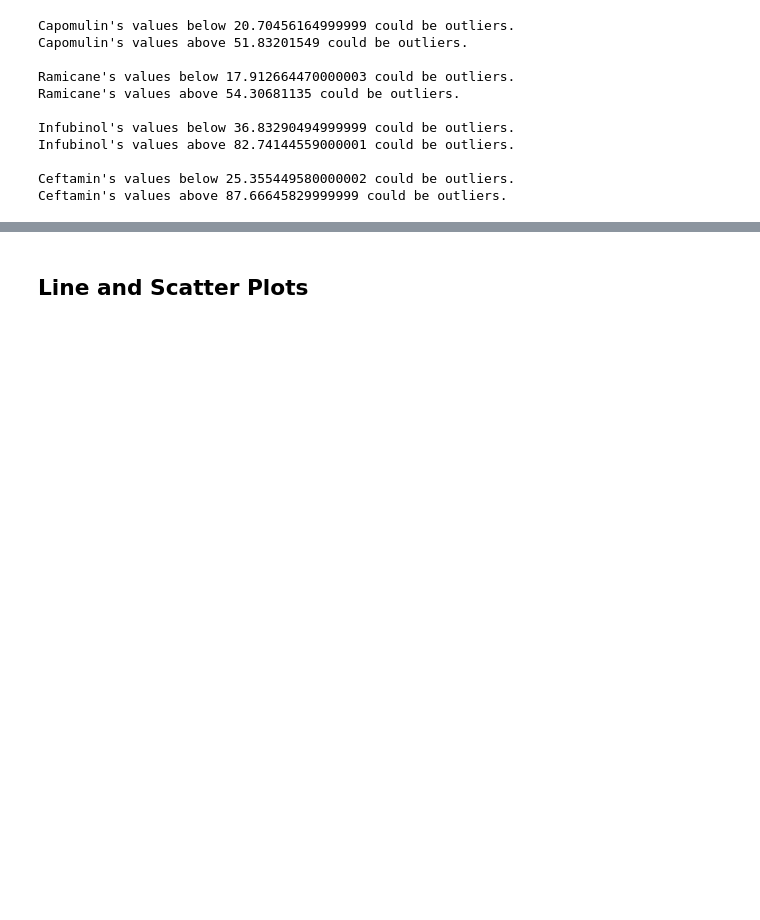
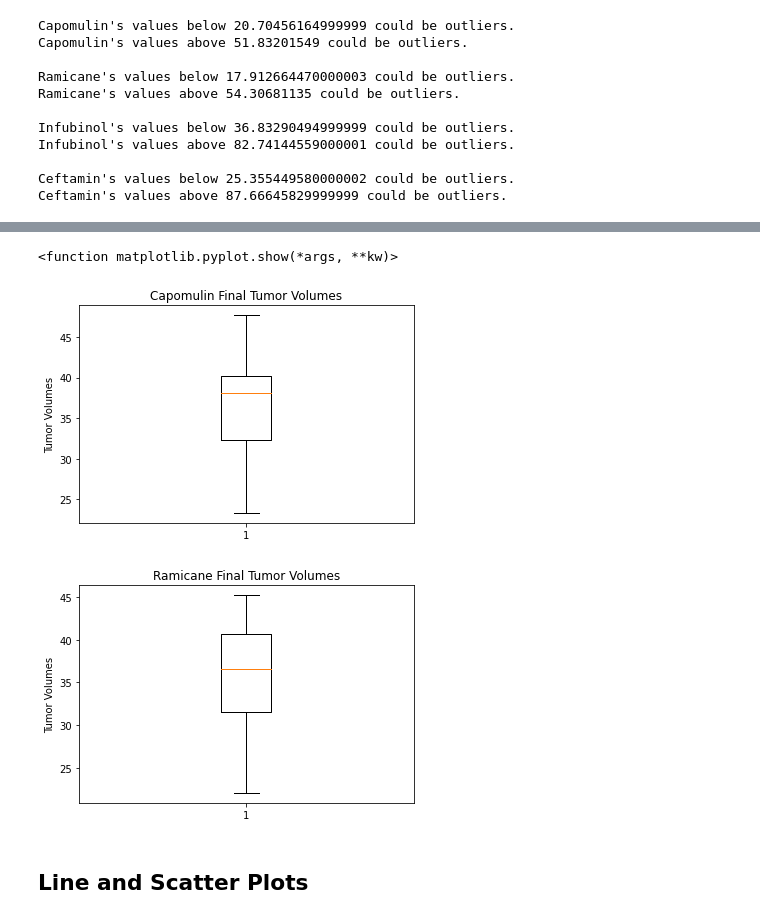
Before and after one commit to jMacProd/MatplotlibChallenge, a Jupyter notebook: Pymaceuticals/pymaceuticals.ipynb, the cells around one changed output, grey strips where cells are left out. Saved outputs shown, nothing was run; the diff lists cells and outputs as text; code cells hidden in the pictures; blank space fills up the shorter version.

Commit message:
Matplotlib backup

```diff
--- a/Pymaceuticals/pymaceuticals.ipynb
+++ b/Pymaceuticals/pymaceuticals.ipynb
@@ -361,20 +361,26 @@ lastimetopfour
 # Put treatments into a list for for loop (and later for plot labels)
 
 topfourtreatmentslist = list(lastimetopfour['Drug Regimen'].unique())
-print(topfourtreatmentslist)
+#print(topfourtreatmentslist)
 
 
 # Create empty list to fill with tumor vol data (for plotting)
 tumorvoldataCapomulin = []
-print(tumorvoldataCapomulin)
+#print(tumorvoldataCapomulin)
 
 # Calculate the IQR and quantitatively determine if there are any potential outliers.
 
     # Locate the rows which contain mice on each drug and get the tumor volumes
-Capomulin = pd.DataFrame(lastimetopfour.loc[lastimetopfour["Drug Regimen"]=="Capomulin","Tumor Volume (mm3)"])
-Ramicane = pd.DataFrame(lastimetopfour.loc[lastimetopfour["Drug Regimen"]=="Ramicane","Tumor Volume (mm3)"])
-Infubinol = pd.DataFrame(lastimetopfour.loc[lastimetopfour["Drug Regimen"]=="Infubinol","Tumor Volume (mm3)"])
-Ceftamin = pd.DataFrame(lastimetopfour.loc[lastimetopfour["Drug Regimen"]=="Ceftamin","Tumor Volume (mm3)"])
+
+CapomulinSeries = lastimetopfour.loc[lastimetopfour["Drug Regimen"]=="Capomulin","Tumor Volume (mm3)"]
+RamicaneSeries = lastimetopfour.loc[lastimetopfour["Drug Regimen"]=="Ramicane","Tumor Volume (mm3)"]
+InfubinolSeries = lastimetopfour.loc[lastimetopfour["Drug Regimen"]=="Infubinol","Tumor Volume (mm3)"]
+CeftaminSeries = lastimetopfour.loc[lastimetopfour["Drug Regimen"]=="Ceftamin","Tumor Volume (mm3)"]
+
+Capomulin = pd.DataFrame(CapomulinSeries)
+Ramicane = pd.DataFrame(RamicaneSeries)
+Infubinol = pd.DataFrame(InfubinolSeries)
+Ceftamin = pd.DataFrame(CeftaminSeries)
 
 #for regime in topfourtreatmentslist
 #    for vol in lastimetopfour
@@ -513,3 +549,25 @@ lasttumorvolumeoutliers = lastimetopfour.loc[(lastimetopfour["Tumor Volume (mm3)
+# %%
+# Generate a box plot of the final tumor volume of each mouse across four regimens of interest
+    # Example outlier plot of reaction times
+#times = [96,98,100,105,85,88,95,100,101,102,97,98,5]
+figCapomulin, axCapomulin = plt.subplots()
+axCapomulin.set_title('Capomulin Final Tumor Volumes')
+axCapomulin.set_ylabel('Tumor Volumes')
+axCapomulin.boxplot(CapomulinSeries)
+
+figRamicane, axRamicane = plt.subplots()
+axRamicane.set_title('Ramicane Final Tumor Volumes')
+axRamicane.set_ylabel('Tumor Volumes')
+axRamicane.boxplot(RamicaneSeries)
+
+
+
+
+plt.show
+# %% [output]
+<function matplotlib.pyplot.show(*args, **kw)>
+[figure, added]
+[figure, added]
 # %% [markdown]
 ## Line and Scatter Plots
 # %%
```
Also changed, not shown: parts of 4 cells of this notebook.
